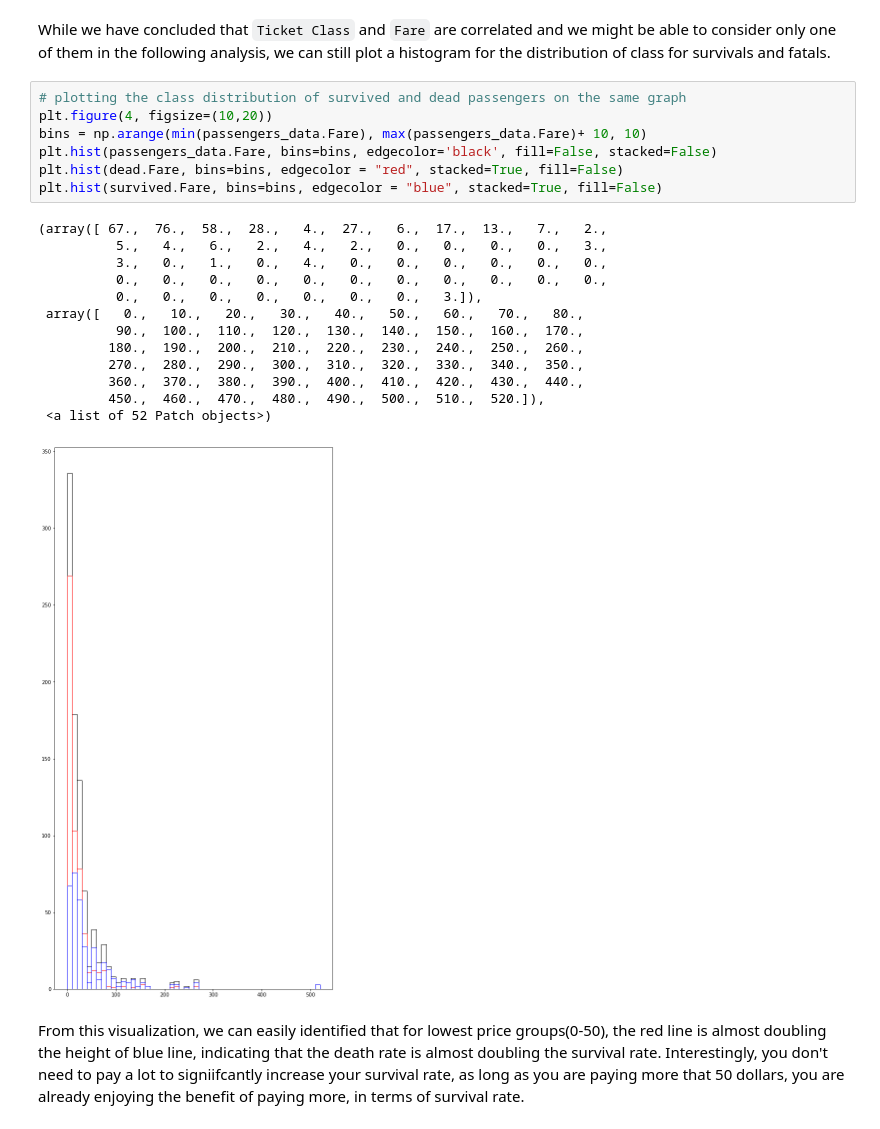
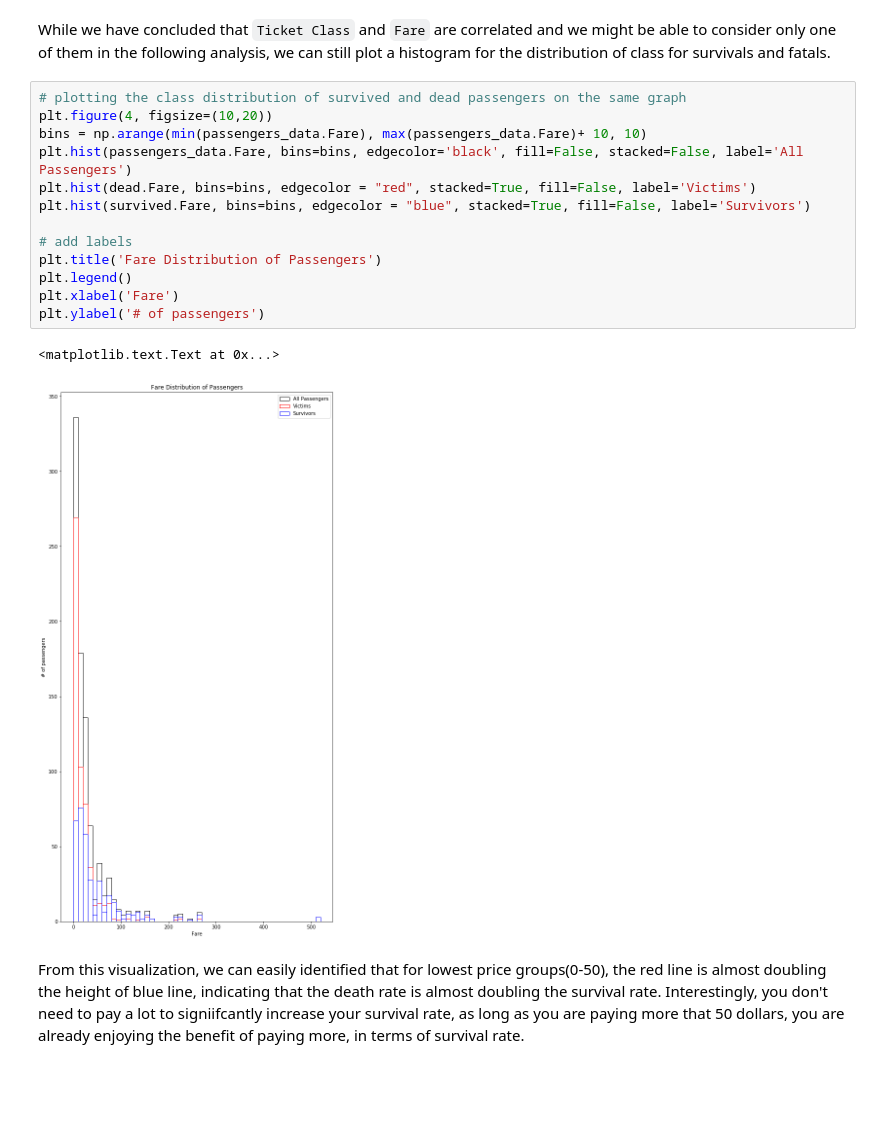
Before and after one commit to darrenchiu/udacity-data-analyst-nanodegree, a Jupyter notebook: P1-Investigate_a_Dataset/Investigate_a_Dataset_Titanic.ipynb, the cells around one changed output. Cells and saved outputs as stored; diff of their text form; blank space fills up the shorter version.

```diff
--- a/P1-Investigate_a_Dataset/Investigate_a_Dataset_Titanic.ipynb
+++ b/P1-Investigate_a_Dataset/Investigate_a_Dataset_Titanic.ipynb
@@ -229,24 +288,19 @@ While we have concluded that `Ticket Class` and `Fare` are correlated and we mig
 # %%
 # plotting the class distribution of survived and dead passengers on the same graph
 plt.figure(4, figsize=(10,20))
 bins = np.arange(min(passengers_data.Fare), max(passengers_data.Fare)+ 10, 10)
-plt.hist(passengers_data.Fare, bins=bins, edgecolor='black', fill=False, stacked=False)
-plt.hist(dead.Fare, bins=bins, edgecolor = "red", stacked=True, fill=False)
-plt.hist(survived.Fare, bins=bins, edgecolor = "blue", stacked=True, fill=False)
+plt.hist(passengers_data.Fare, bins=bins, edgecolor='black', fill=False, stacked=False, label='All Passengers')
+plt.hist(dead.Fare, bins=bins, edgecolor = "red", stacked=True, fill=False, label='Victims')
+plt.hist(survived.Fare, bins=bins, edgecolor = "blue", stacked=True, fill=False, label='Survivors')
+
+# add labels
+plt.title('Fare Distribution of Passengers')
+plt.legend()
+plt.xlabel('Fare')
+plt.ylabel('# of passengers')
 # %% [output]
-(array([ 67.,  76.,  58.,  28.,   4.,  27.,   6.,  17.,  13.,   7.,   2.,
-          5.,   4.,   6.,   2.,   4.,   2.,   0.,   0.,   0.,   0.,   3.,
-          3.,   0.,   1.,   0.,   4.,   0.,   0.,   0.,   0.,   0.,   0.,
-          0.,   0.,   0.,   0.,   0.,   0.,   0.,   0.,   0.,   0.,   0.,
-          0.,   0.,   0.,   0.,   0.,   0.,   0.,   3.]),
- array([   0.,   10.,   20.,   30.,   40.,   50.,   60.,   70.,   80.,
-          90.,  100.,  110.,  120.,  130.,  140.,  150.,  160.,  170.,
-         180.,  190.,  200.,  210.,  220.,  230.,  240.,  250.,  260.,
-         270.,  280.,  290.,  300.,  310.,  320.,  330.,  340.,  350.,
-         360.,  370.,  380.,  390.,  400.,  410.,  420.,  430.,  440.,
-         450.,  460.,  470.,  480.,  490.,  500.,  510.,  520.]),
- <a list of 52 Patch objects>)
+<matplotlib.text.Text at 0x...>
-[figure, old version]
+[figure, new version]
 # %% [markdown]
 From this visualization, we can easily identified that for lowest price groups(0-50), the red line is almost doubling the height of blue line, indicating that the death rate is almost doubling the survival rate. Interestingly, you don't need to pay a lot to signiifcantly increase your survival rate, as long as you are paying more that 50 dollars, you are already enjoying the benefit of paying more, in terms of survival rate.
 # %% [markdown]
```
Also changed, not shown: parts of 15 cells of this notebook, 2 other files.
